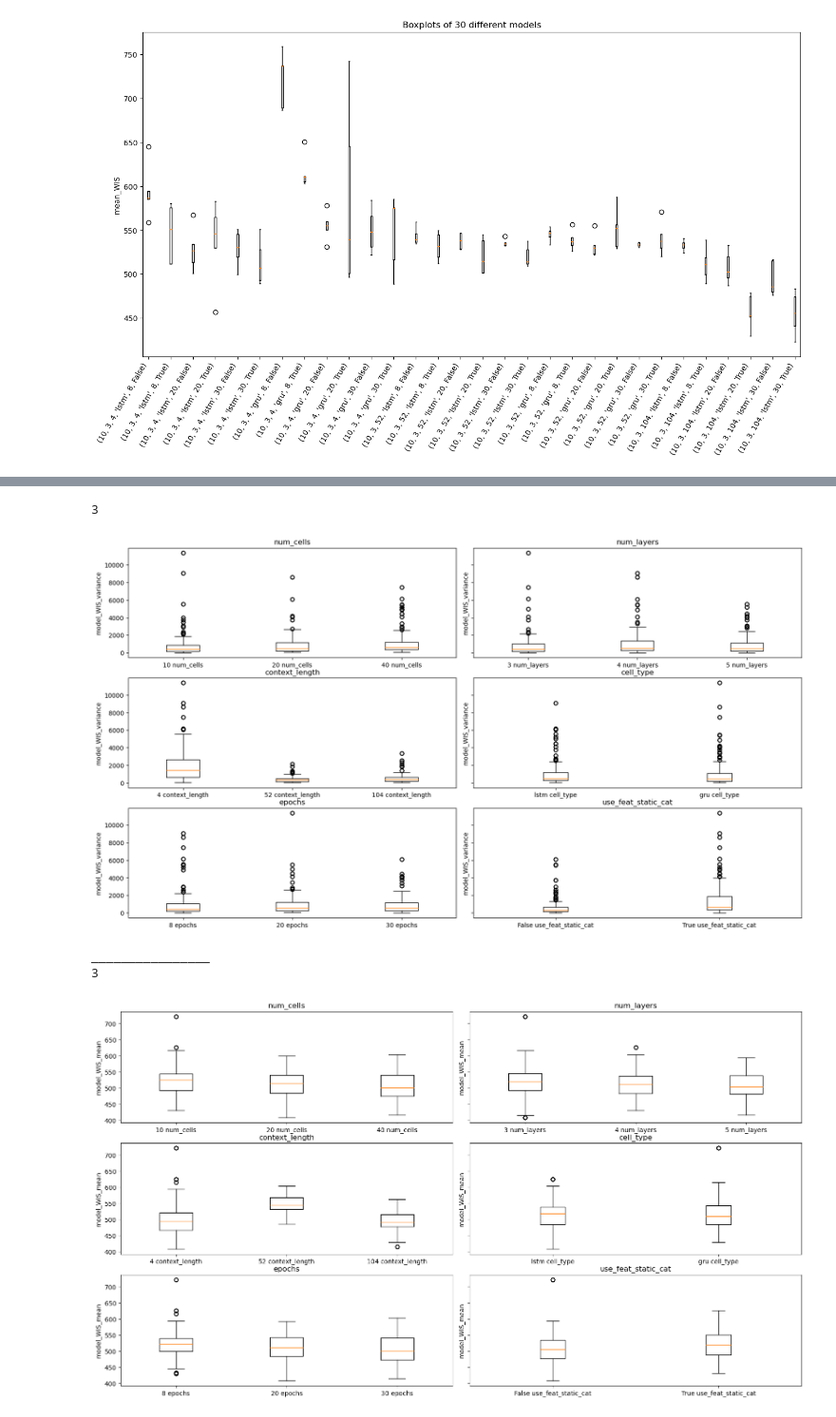
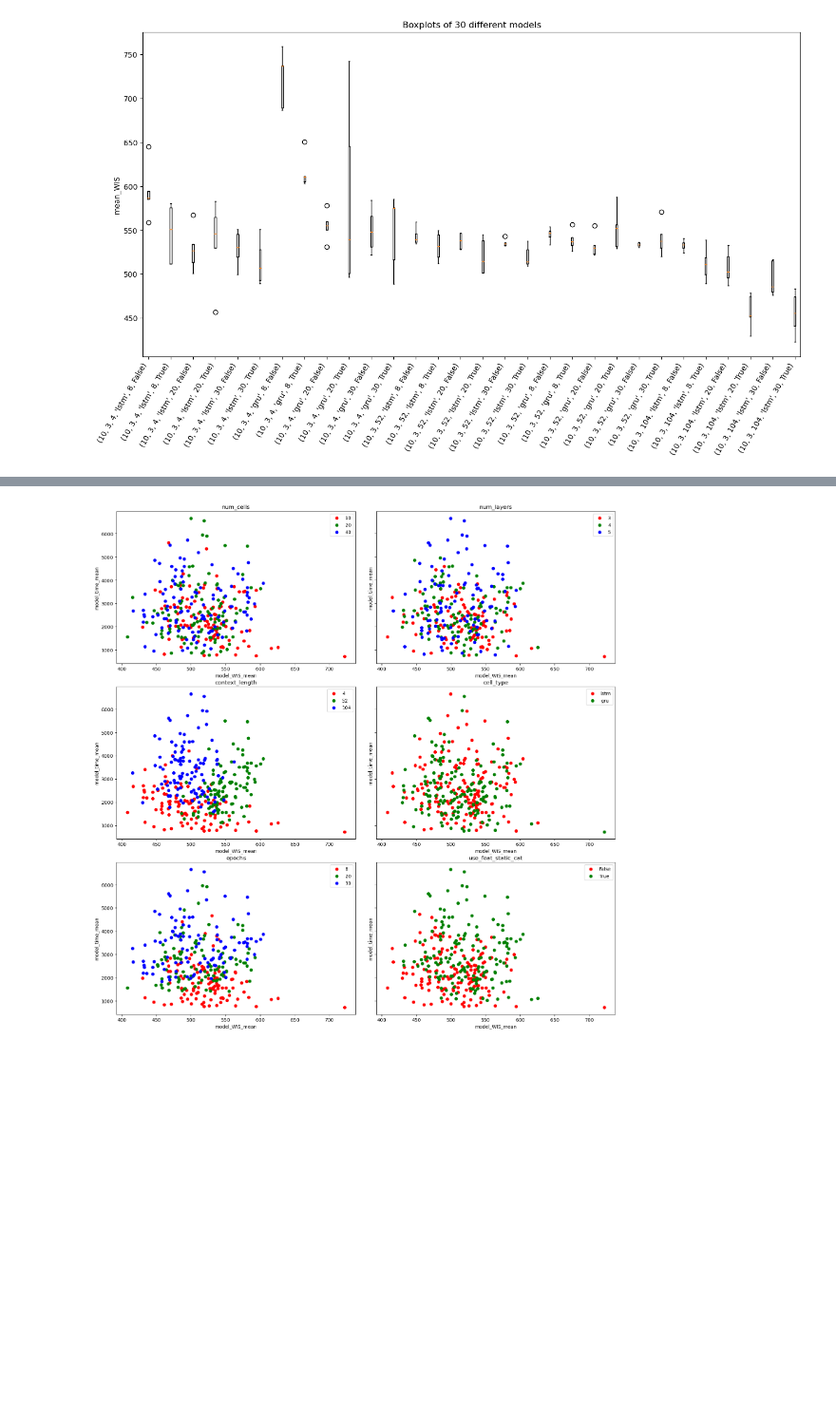
Before and after one commit to Kai-Ref/DeepAR_InfluenzaForecast, a Jupyter notebook: Notebooks/Modeltuning/Analysis_HP_19_04.ipynb, the cells around one changed output, grey strips where cells are left out. Shown at 95% size. Cells and saved outputs as stored; diff of their text form; code cells hidden in the pictures; blank space fills up the shorter version.

```diff
--- a/Notebooks/Modeltuning/Analysis_HP_19_04.ipynb
+++ b/Notebooks/Modeltuning/Analysis_HP_19_04.ipynb
@@ -81,11 +79,5 @@ ________________
 [figure]
-# %%
-hyperparameter_boxplots(overall_df, hp_search_space, col="model_WIS_variance")
-print("________________")
-hyperparameter_boxplots(overall_df, hp_search_space, col="model_WIS_mean")
-# %% [output]
-3
-[figure, removed]
-________________
-3
-[figure, removed]
+# %%
+hp_color_plot(overall_df, hp_search_space)
+# %% [output]
+[figure, added]
```
Also changed, not shown: parts of 5 cells of this notebook, 8 other files.
